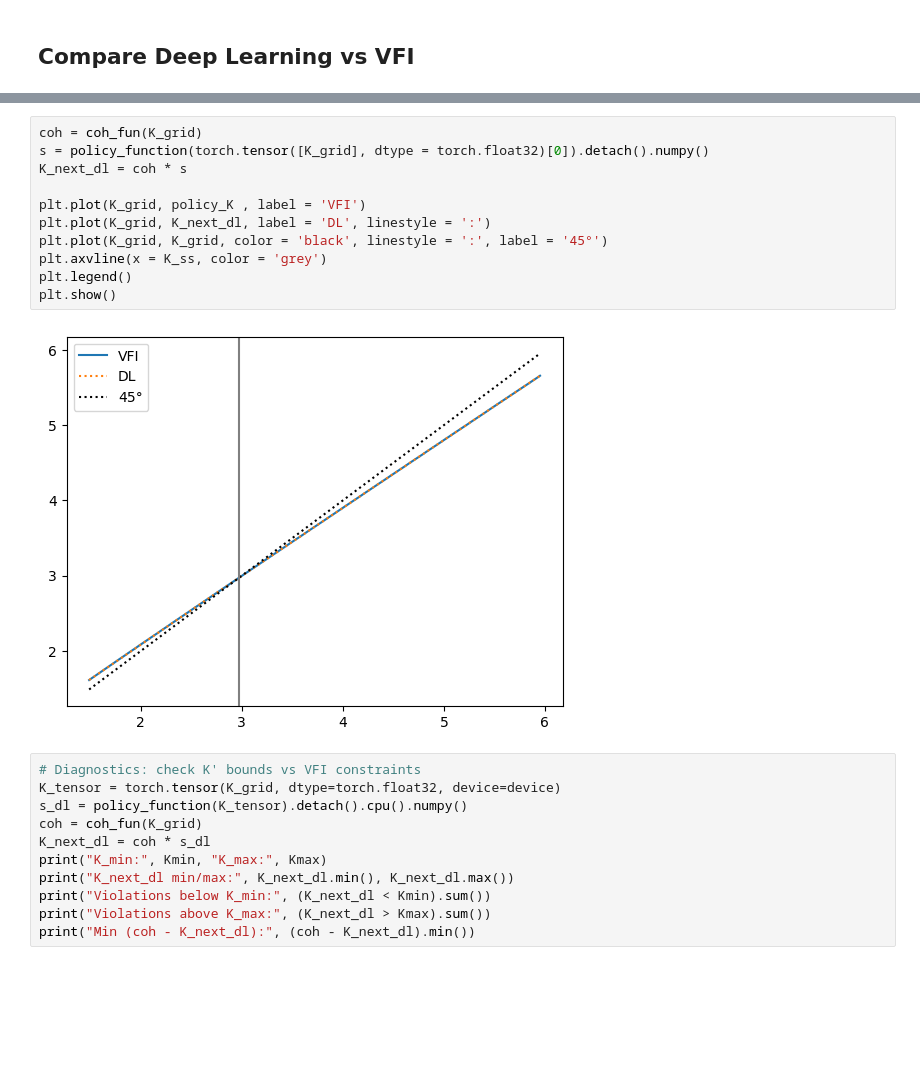
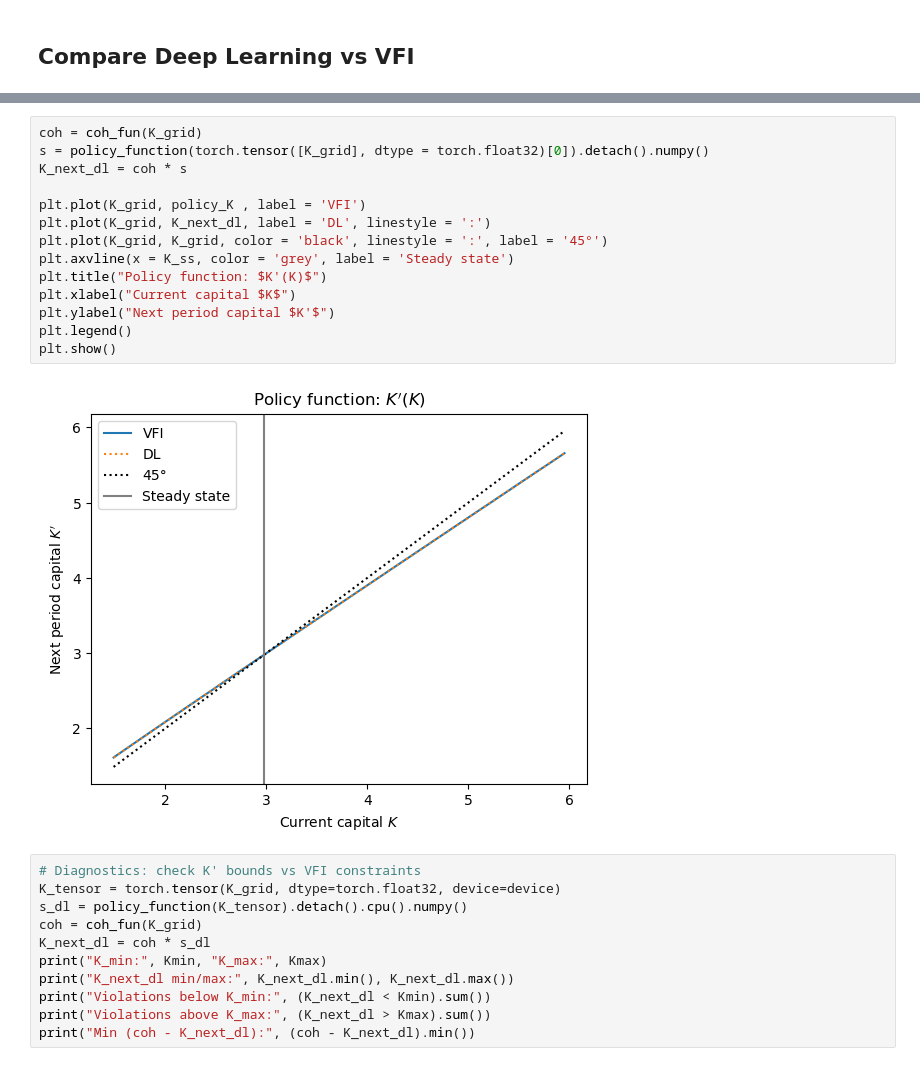
Before and after one commit to raphaelhuleux/deep_learning_bdf, a Jupyter notebook: 01-ramsey/ramsey.ipynb, the cells around one changed output, grey strips where cells are left out. Cells and saved outputs as stored; diff of their text form; blank space fills up the shorter version.

Commit message:
Corrected consumption savings + diagram

```diff
--- a/01-ramsey/ramsey.ipynb
+++ b/01-ramsey/ramsey.ipynb
@@ -200,16 +216,19 @@ Converged after 110 iterations!
 # %%
 coh = coh_fun(K_grid)
 s = policy_function(torch.tensor([K_grid], dtype = torch.float32)[0]).detach().numpy()
 K_next_dl = coh * s
 
 plt.plot(K_grid, policy_K , label = 'VFI')
 plt.plot(K_grid, K_next_dl, label = 'DL', linestyle = ':')
 plt.plot(K_grid, K_grid, color = 'black', linestyle = ':', label = '45°')
-plt.axvline(x = K_ss, color = 'grey')
+plt.axvline(x = K_ss, color = 'grey', label = 'Steady state')
+plt.title("Policy function: $K'(K)$")
+plt.xlabel("Current capital $K$")
+plt.ylabel("Next period capital $K'$")
 plt.legend()
 plt.show()
 # %% [output]
-[figure, old version]
+[figure, new version]
 # %%
 # Diagnostics: check K' bounds vs VFI constraints
 K_tensor = torch.tensor(K_grid, dtype=torch.float32, device=device)
```
Also changed, not shown: parts of 7 cells of this notebook, 7 other files.
